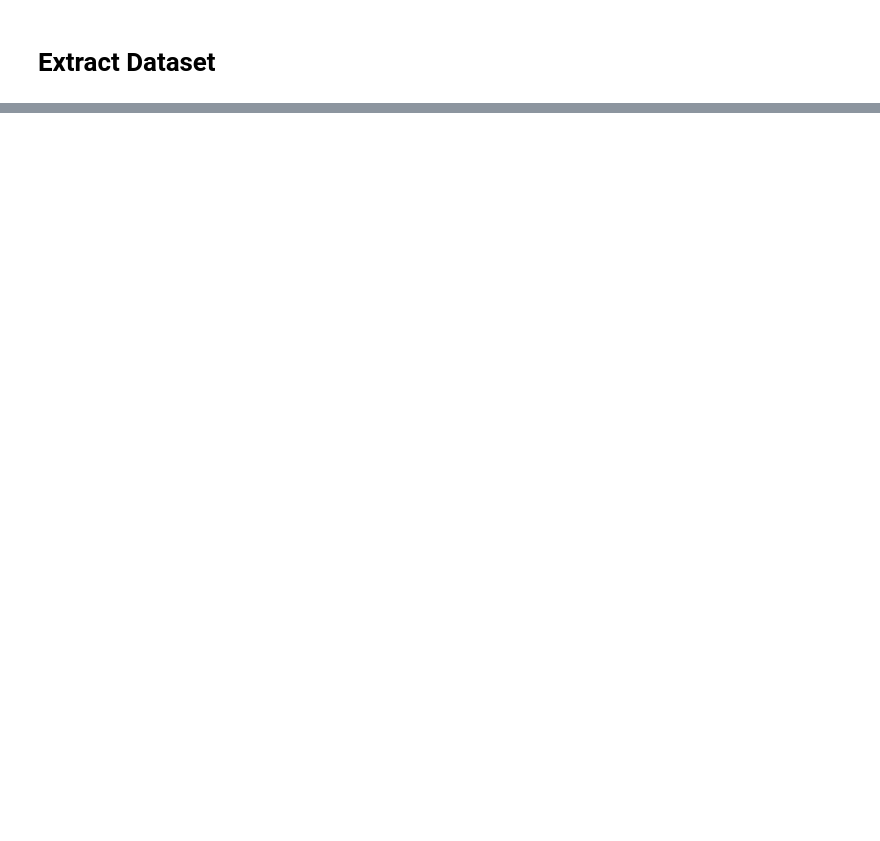
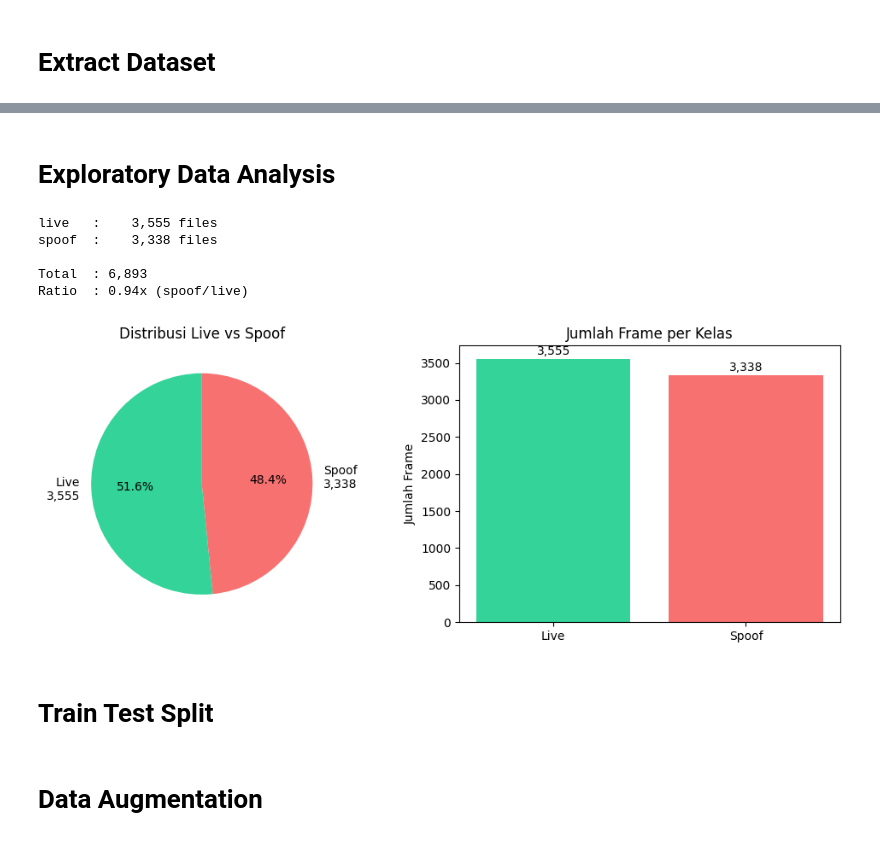
Before and after one commit to rioooranteai/veriface, a Jupyter notebook: model development/notebooks/Veriface_Liveness_Detection_Baseline_ResNet_18.ipynb, the cells around one changed output, grey strips where cells are left out. Drawn from its saved outputs; the diff is of its cells as text; code cells hidden in the pictures; blank space fills up the shorter version.

```diff
--- a/model development/notebooks/Veriface_Liveness_Detection_Baseline_ResNet_18.ipynb
+++ b/model development/notebooks/Veriface_Liveness_Detection_Baseline_ResNet_18.ipynb
@@ -144,0 +252,46 @@ for split in ['live', 'spoof']:
+# %% [markdown]
+# **Exploratory Data Analysis**
+# %%
+for split in ["live", "spoof"]:
+    path = os.path.join(OUTPUT_ROOT, split)
+    n    = len(os.listdir(path)) if os.path.exists(path) else 0
+    print(f"{split:6s} : {n:>8,} files")
+
+live_n  = len(os.listdir(os.path.join(OUTPUT_ROOT, "live")))
+spoof_n = len(os.listdir(os.path.join(OUTPUT_ROOT, "spoof")))
+total   = live_n + spoof_n
+ratio   = spoof_n / live_n
+
+print(f"\nTotal  : {total:,}")
+print(f"Ratio  : {ratio:.2f}x (spoof/live)")
+# %% [output]
+live   :    3,555 files
+spoof  :    3,338 files
+
+Total  : 6,893
+Ratio  : 0.94x (spoof/live)
+# %%
+fig, axes = plt.subplots(1, 2, figsize=(10, 4))
+
+# Pie
+axes[0].pie(
+    [live_n, spoof_n],
+    labels=[f"Live\n{live_n:,}", f"Spoof\n{spoof_n:,}"],
+    colors=["#34d399", "#f87171"],
+    autopct="%1.1f%%", startangle=90,
+)
+axes[0].set_title("Distribusi Live vs Spoof")
+
+# Bar
+axes[1].bar(["Live", "Spoof"], [live_n, spoof_n], color=["#34d399", "#f87171"])
+axes[1].set_ylabel("Jumlah Frame")
+axes[1].set_title("Jumlah Frame per Kelas")
+for i, v in enumerate([live_n, spoof_n]):
+    axes[1].text(i, v + 50, f"{v:,}", ha="center", fontsize=10)
+
+plt.tight_layout()
+plt.show()
+# %% [output]
+[figure, added]
+# %% [markdown]
+# **Train Test Split**
@@ -144,0 +305,2 @@ for split in ['live', 'spoof']:
+# %% [markdown]
+# **Data Augmentation**
```
Also changed, not shown: parts of 26 cells of this notebook.
